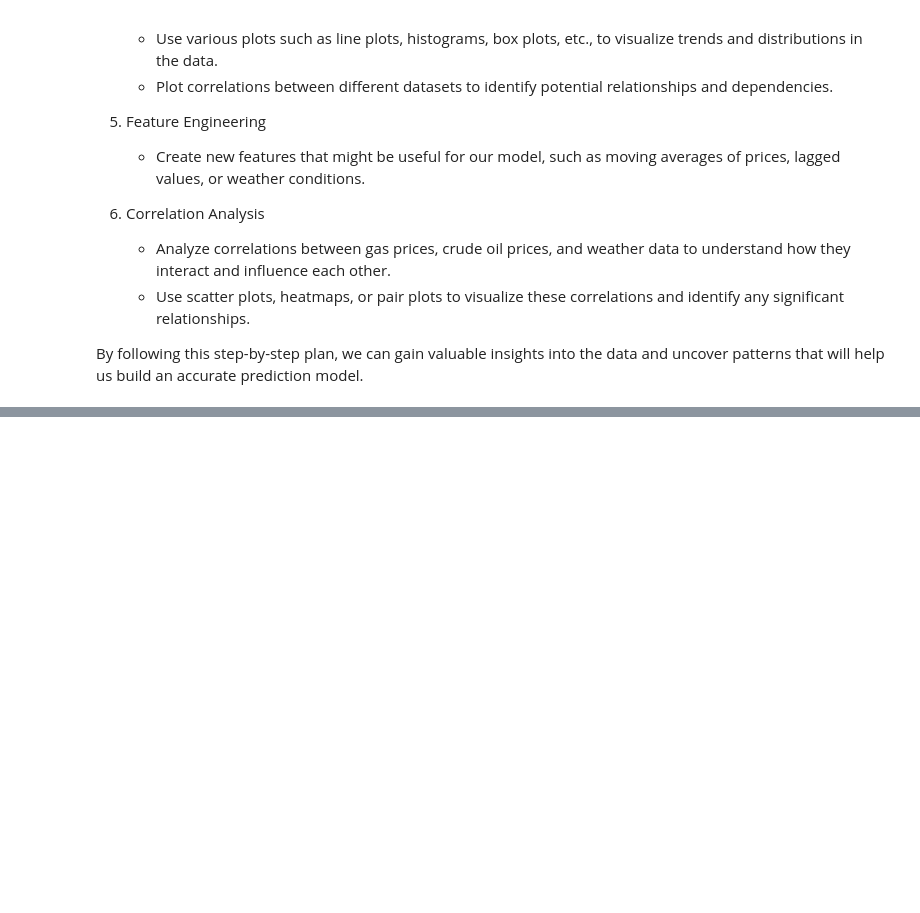
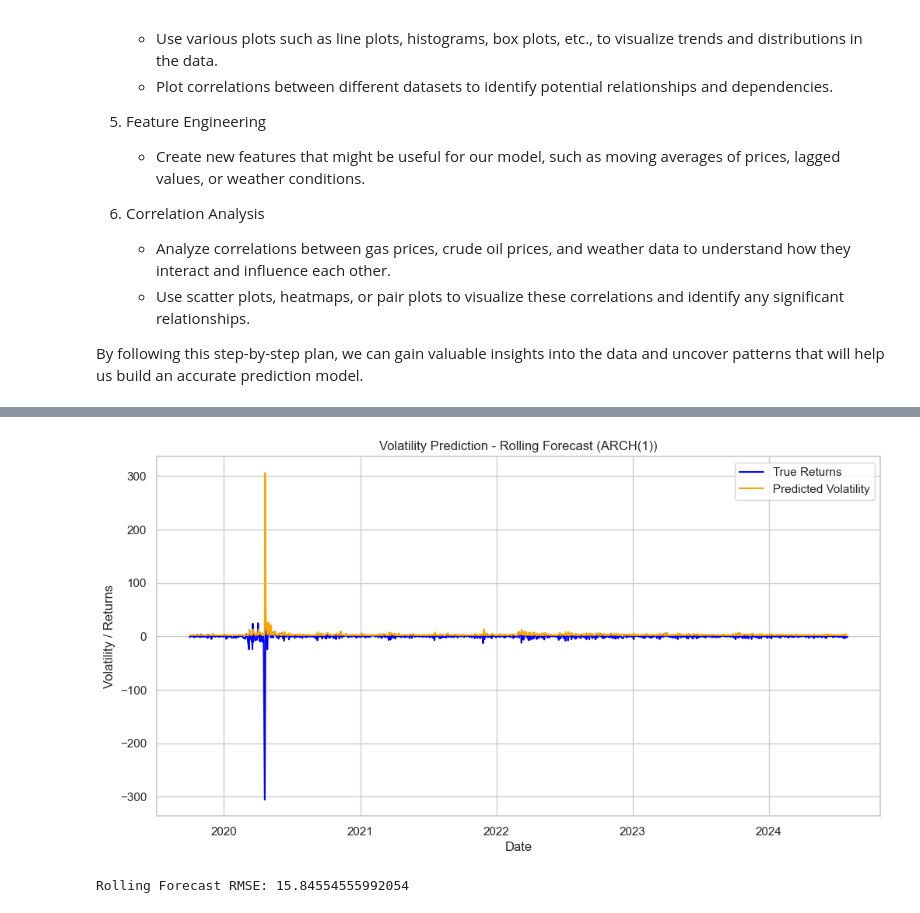
Before and after one commit to Raymondtaoo/GasCast, a Jupyter notebook: notebooks/EDA.ipynb, the cells around one changed output, grey strips where cells are left out. Cells and saved outputs as stored; diff of their text form; code cells hidden in the pictures; blank space fills up the shorter version.

```diff
--- a/notebooks/EDA.ipynb
+++ b/notebooks/EDA.ipynb
@@ -384,0 +266,45 @@ Root Mean Squared Error: 1.3477767692599842
+# %%
+from arch import arch_model
+
+crude_oil_close = crude_oil_prices_df['Close'].dropna()
+crude_oil_returns = 100 * crude_oil_close.pct_change().dropna()  # Percentage returns
+
+crude_oil_returns.index.freq = 'B'
+
+test_size = 252 * 5  # 5 years of business days (~252 per year)
+train_data = crude_oil_returns[:-test_size]
+test_data = crude_oil_returns[-test_size:]
+
+# Rolling Forecast Origin
+rolling_predictions = []
+
+for i in range(len(test_data)):
+    # Update the training set dynamically
+    rolling_train = np.concatenate([train_data.values, test_data.values[:i]])
+
+    # Fit ARCH(1) model
+    model = arch_model(rolling_train, vol='ARCH', p=1, q=0, mean='Zero', dist='normal')
+    model_fit = model.fit(disp='off')
+
+    # Forecast the next step
+    forecast = model_fit.forecast(horizon=1)
+    rolling_predictions.append(np.sqrt(forecast.variance.values[-1, 0]))  # Conditional volatility
+
+# Create Rolling Predictions as Series
+rolling_predictions = pd.Series(rolling_predictions, index=test_data.index)
+
+
+plt.figure(figsize=(12, 6))
+plt.plot(test_data.index, test_data.values, label='True Returns', color='blue')
+plt.plot(rolling_predictions.index, rolling_predictions.values, label='Predicted Volatility', color='orange')
+plt.title("Volatility Prediction - Rolling Forecast (ARCH(1))")
+plt.xlabel("Date")
+plt.ylabel("Volatility / Returns")
+plt.legend()
+plt.show()
+
+rmse = np.sqrt(mean_squared_error(test_data.values, rolling_predictions.values))
+print(f"Rolling Forecast RMSE: {rmse}")
+# %% [output]
+[figure, added]
+Rolling Forecast RMSE: 15.84554555992054
```
Also changed, not shown: parts of 7 cells of this notebook.
